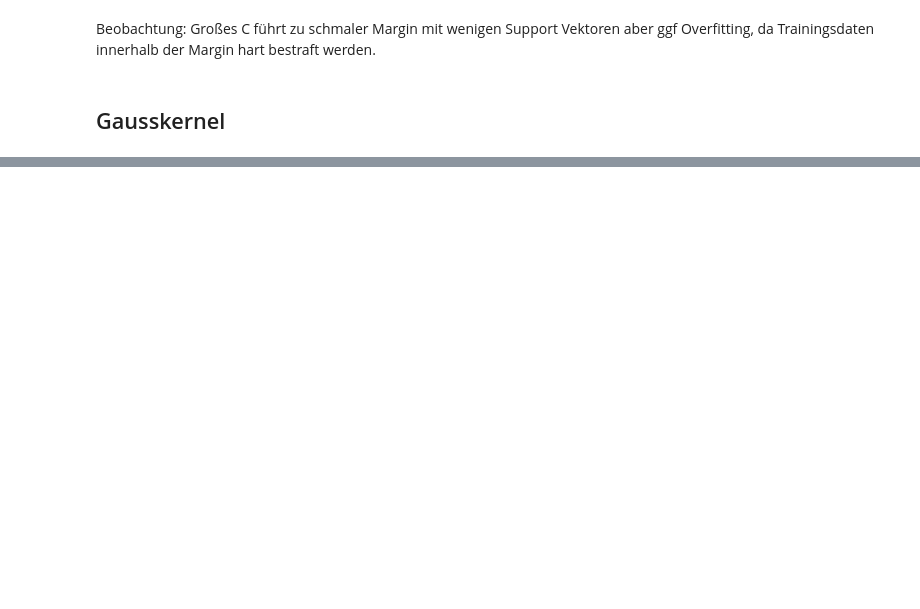
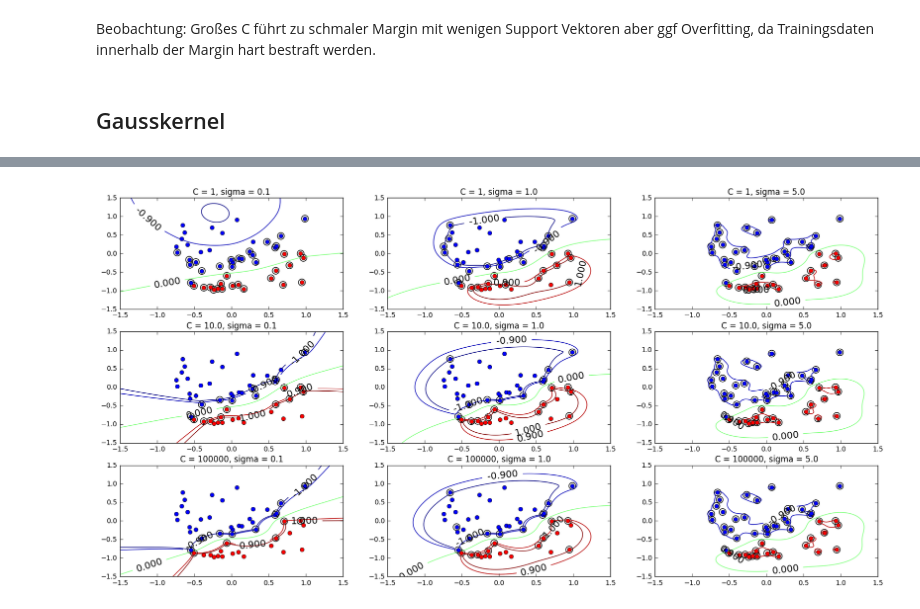
Before and after one commit to LisaBM/ml_project, a Jupyter notebook: SVM_sklearn.ipynb, the cells around one changed output, grey strips where cells are left out. Cells and saved outputs as stored; diff of their text form; code cells hidden in the pictures; blank space fills up the shorter version.

```diff
--- a/SVM_sklearn.ipynb
+++ b/SVM_sklearn.ipynb
@@ -178,0 +179,39 @@ example_labels[supp_indices], supp_indices
+# %%
+C_list = [1, 10., 100000]
+gamma_list = [0.1, 1., 5.]
+plt_list = []
+fig_gauss = plt.figure(figsize=(20,10))
+
+for i in range(len(C_list)):
+    C = C_list[i]
+    plt_list.append([])
+    for j in range(len(gamma_list)):
+        gamma = gamma_list[j]
+        def kernel(x,y):
+            return gaussian_kernel(x,y,gamma)
+
+        solution = smo(np.transpose(example_data),example_labels,C,kernel,1e-5,'yes')
+        alpha = solution['solution']
+
+        #get decision function
+        supp_indices, supp_vectors = extract_suppvectors(alpha, example_data) #support vectors and indices of support vectors
+        atimeslabels_supp = np.multiply(alpha[supp_indices], example_labels[supp_indices])
+        b = extract_b(alpha[supp_indices], example_labels[supp_indices], example_data[supp_indices], kernel, C)
+
+        x = np.linspace(-1.5, 1.5, 100)
+        X, Y = np.meshgrid(x, x)
+        Z = np.array([[decision_function(np.array([xi, xj]), supp_vectors, atimeslabels_supp, gamma) for xi in x] for xj in x])
+        Z = np.reshape(Z, (np.shape(Z)[0], np.shape(Z)[1]))
+
+        plt_list[i].append(fig_gauss.add_subplot(331+3*i+j))
+        CS = plt_list[i][j].contour(X, Y, Z, levels = [-1, -0.9, 0, .9, 1])
+        plt.clabel(CS, colors = 'k', fontsize=14)
+
+        p1, = plt.plot(label1[:,0], label1[:,1], 'ro', label = 'label = 1')
+        p2, = plt.plot( label0[:,0], label0[:,1], 'o', label = 'label = -1')
+        plt.scatter(supp_vectors[:,0], supp_vectors[:,1], s=100, facecolors = 'none')
+        plt.xlim([-1.5, 1.5])
+        plt.ylim([-1.5, 1.5])
+        plt.title('C = '+str(C) + ', sigma = ' + str(gamma))
+# %% [output]
+[figure, added]
```
Also changed, not shown: parts of 23 cells of this notebook, 1 other file.
